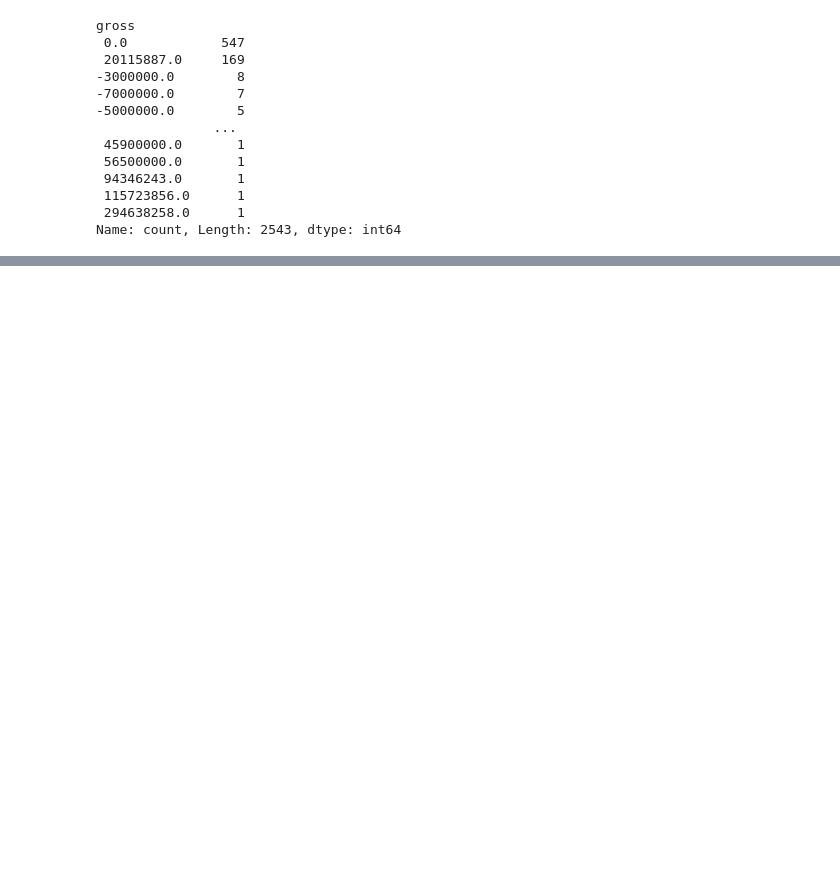
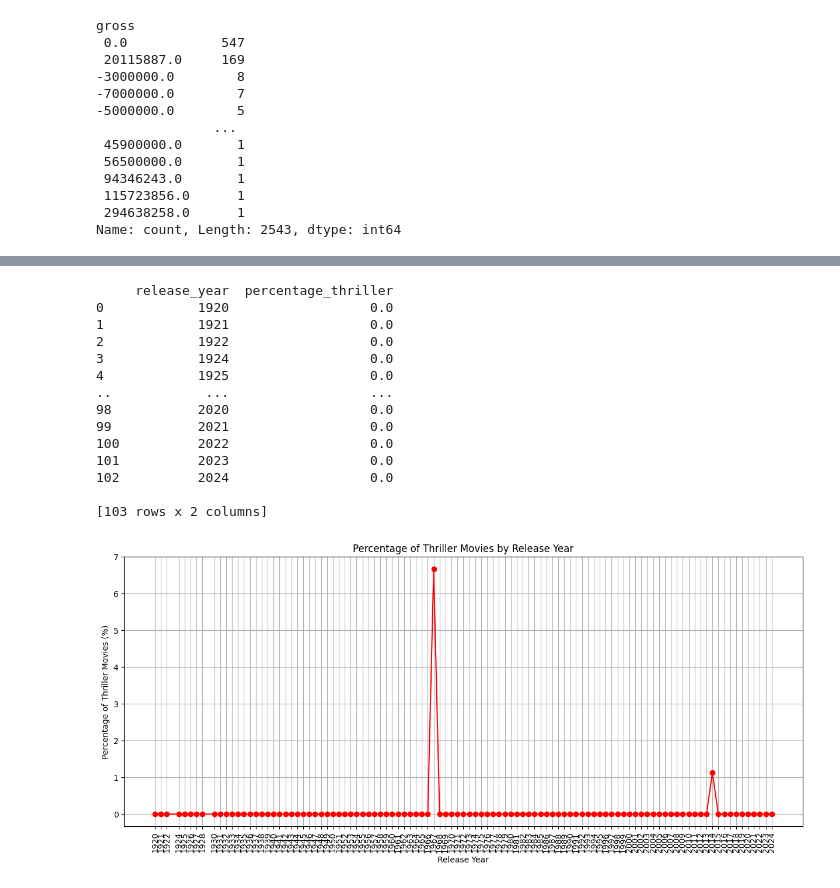
Before and after one commit to BramSunner/project-4-group-18, a Jupyter notebook: Ben Work/EDA_ben.ipynb, the cells around one changed output, grey strips where cells are left out. Saved outputs shown, nothing was run; the diff lists cells and outputs as text; code cells hidden in the pictures; blank space fills up the shorter version.

```diff
--- a/Ben Work/EDA_ben.ipynb
+++ b/Ben Work/EDA_ben.ipynb
@@ -98,0 +451,44 @@ df.head()
+# %%
+# Step 2: Count thriller movies per release year
+thriller_movies = cleaned_df[cleaned_df['genre'] == 'Thriller'].groupby('release_year').size().reset_index(name='thriller_movies')
+
+# Step 3: Merge the two DataFrames
+thriller_summary = pd.merge(total_movies, thriller_movies, on='release_year', how='left').fillna(0)
+
+# Step 4: Calculate the percentage of thriller movies
+thriller_summary['percentage_thriller'] = (thriller_summary['thriller_movies'] / thriller_summary['total_movies']) * 100
+
+# Step 5: Create the final thriller_df
+thriller_df = thriller_summary[['release_year', 'percentage_thriller']]
+
+print(thriller_df)
+# Step 2: Create a Line Graph
+#Now, you can create a line graph using either Matplotlib or hvPlot.
+
+#Using Matplotlib
+import matplotlib.pyplot as plt
+
+plt.figure(figsize=(15, 6))
+plt.plot(thriller_df['release_year'], thriller_df['percentage_thriller'], marker='o', color='r')
+plt.title('Percentage of Thriller Movies by Release Year')
+plt.xlabel('Release Year')
+plt.ylabel('Percentage of Thriller Movies (%)')
+plt.xticks(thriller_df['release_year'], rotation = 90)  # Ensure all years are shown on x-axis
+plt.grid()
+plt.show()
+# %% [output]
+     release_year  percentage_thriller
+0            1920                  0.0
+1            1921                  0.0
+2            1922                  0.0
+3            1924                  0.0
+4            1925                  0.0
+..            ...                  ...
+98           2020                  0.0
+99           2021                  0.0
+100          2022                  0.0
+101          2023                  0.0
+102          2024                  0.0
+
+[103 rows x 2 columns]
+[figure, added]
```
Also changed, not shown: parts of 42 cells of this notebook, 7 other files.
